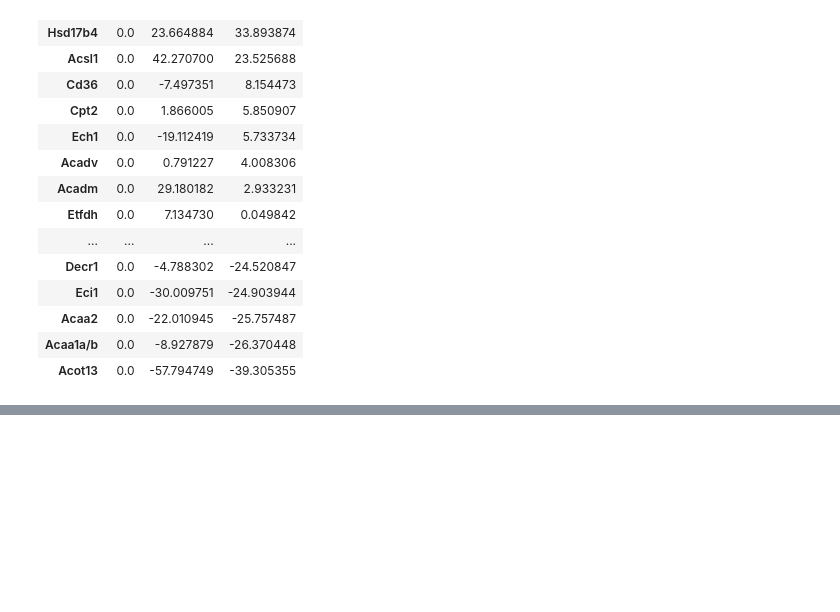
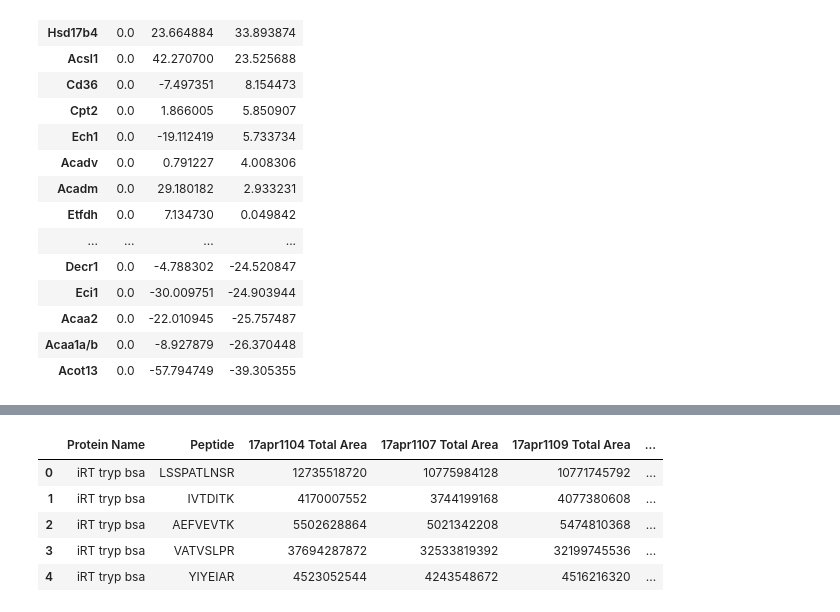
Before and after one commit to aperz/proteomics, a Jupyter notebook: proteomics.ipynb, the cells around one changed output, grey strips where cells are left out. Saved outputs shown, nothing was run; the diff lists cells and outputs as text; code cells hidden in the pictures; blank space fills up the shorter version.

```diff
--- a/proteomics.ipynb
+++ b/proteomics.ipynb
@@ -75,0 +129,10 @@ sns.heatmap(d)#, square=True)
+# %%
+# How do the first few rows of the data look like?
+r.head()
+# %% [output]
+|  | Protein Name | Peptide | 17apr1104 Total Area | 17apr1107 Total Area | 17apr1109 Total Area | ... |
+| 0 | iRT tryp bsa | LSSPATLNSR | 12735518720 | 10775984128 | 10771745792 | ... |
+| 1 | iRT tryp bsa | IVTDITK | 4170007552 | 3744199168 | 4077380608 | ... |
+| 2 | iRT tryp bsa | AEFVEVTK | 5502628864 | 5021342208 | 5474810368 | ... |
+| 3 | iRT tryp bsa | VATVSLPR | 37694287872 | 32533819392 | 32199745536 | ... |
+| 4 | iRT tryp bsa | YIYEIAR | 4523052544 | 4243548672 | 4516216320 | ... |
```
Also changed, not shown: parts of 22 cells of this notebook.
